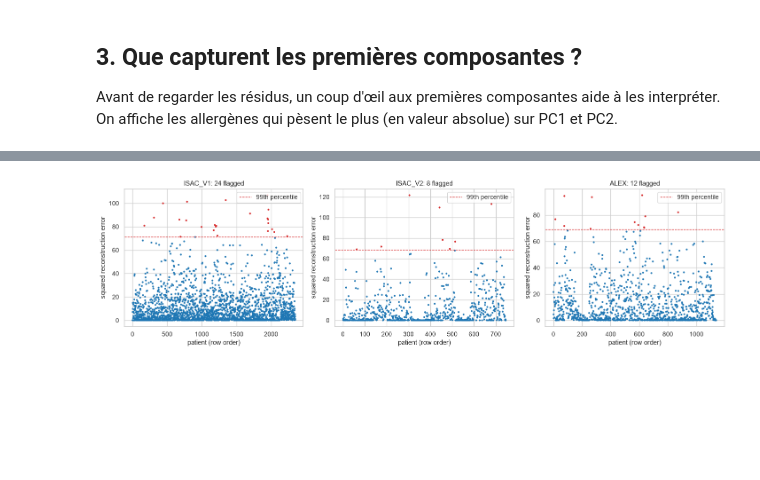
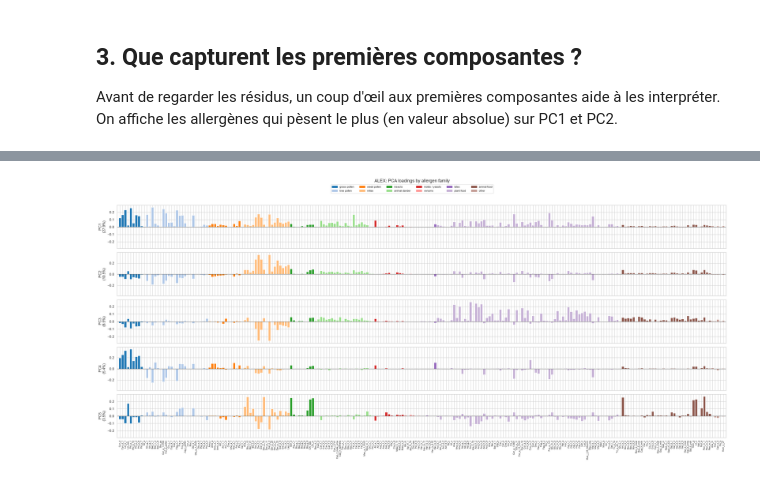
Before and after one commit to lucastabary/Allergen-Chip-Challenge, a Jupyter notebook: notebooks/02_lt_pca_by_chip.ipynb, the cells around one changed output, grey strips where cells are left out. Saved outputs shown, nothing was run; the diff lists cells and outputs as text; code cells hidden in the pictures; blank space fills up the shorter version.

```diff
--- a/notebooks/02_lt_pca_by_chip.ipynb
+++ b/notebooks/02_lt_pca_by_chip.ipynb
@@ -159,17 +168,5 @@ ALEX    : k = 20 components
 # %%
-fig, axes = plt.subplots(1, 3, figsize=(16, 4.5))
-for ax, chip in zip(axes, CHIPS):
-    res = residuals[chip]
-    threshold = res.quantile(0.99)
-    outlier = res > threshold
-    ax.scatter(np.arange(len(res)), res, s=5, c=np.where(outlier, "tab:red", "tab:blue"))
-    ax.axhline(threshold, color="tab:red", ls="--", lw=1, label="99th percentile")
-    ax.set_title(f"{chip}: {outlier.sum()} flagged")
-    ax.set_xlabel("patient (row order)")
-    ax.set_ylabel("squared reconstruction error")
-    ax.legend()
-plt.tight_layout()
-plt.show()
+plot_loadings("ALEX")
 # %% [output]
-[figure, old version]
+[figure, new version]
 # %% [markdown]
```
Also changed, not shown: parts of 20 cells of this notebook, 4 other files.
